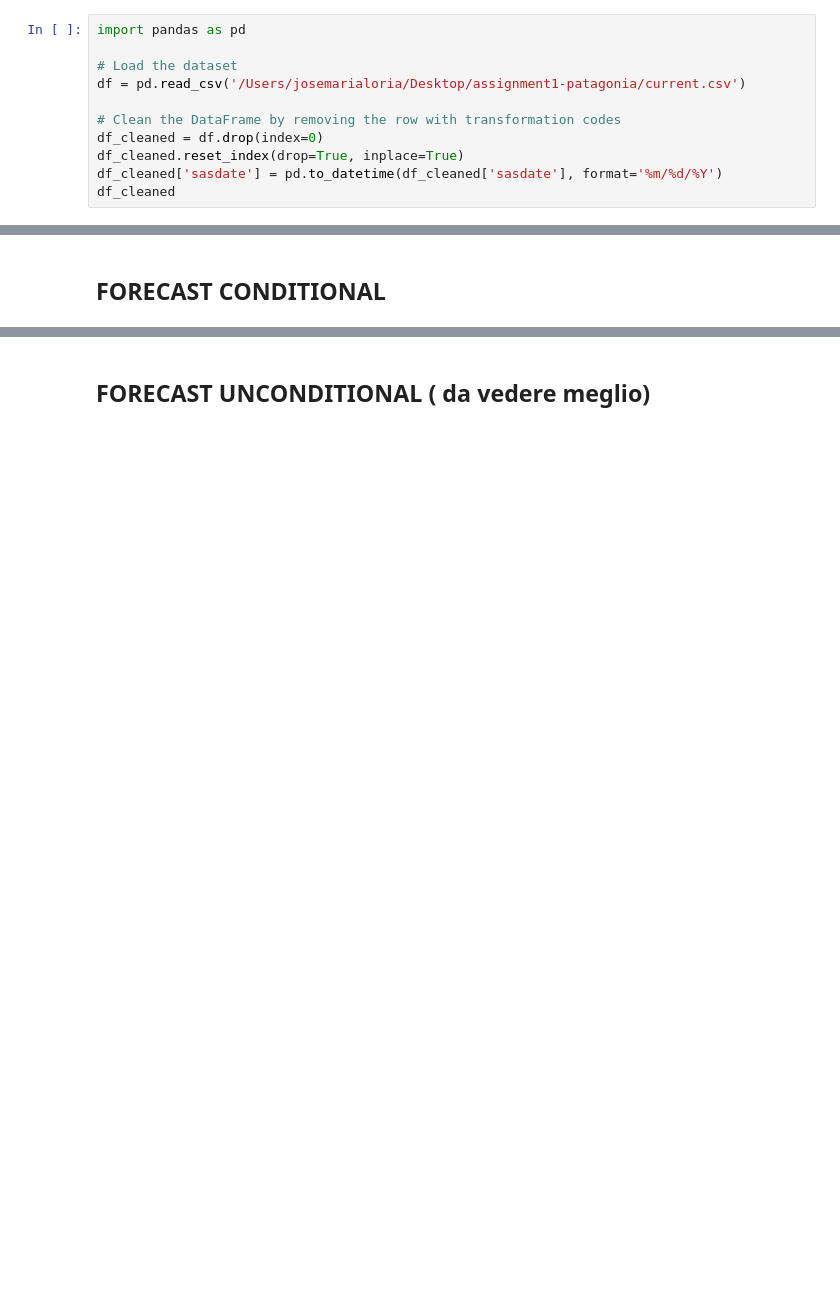
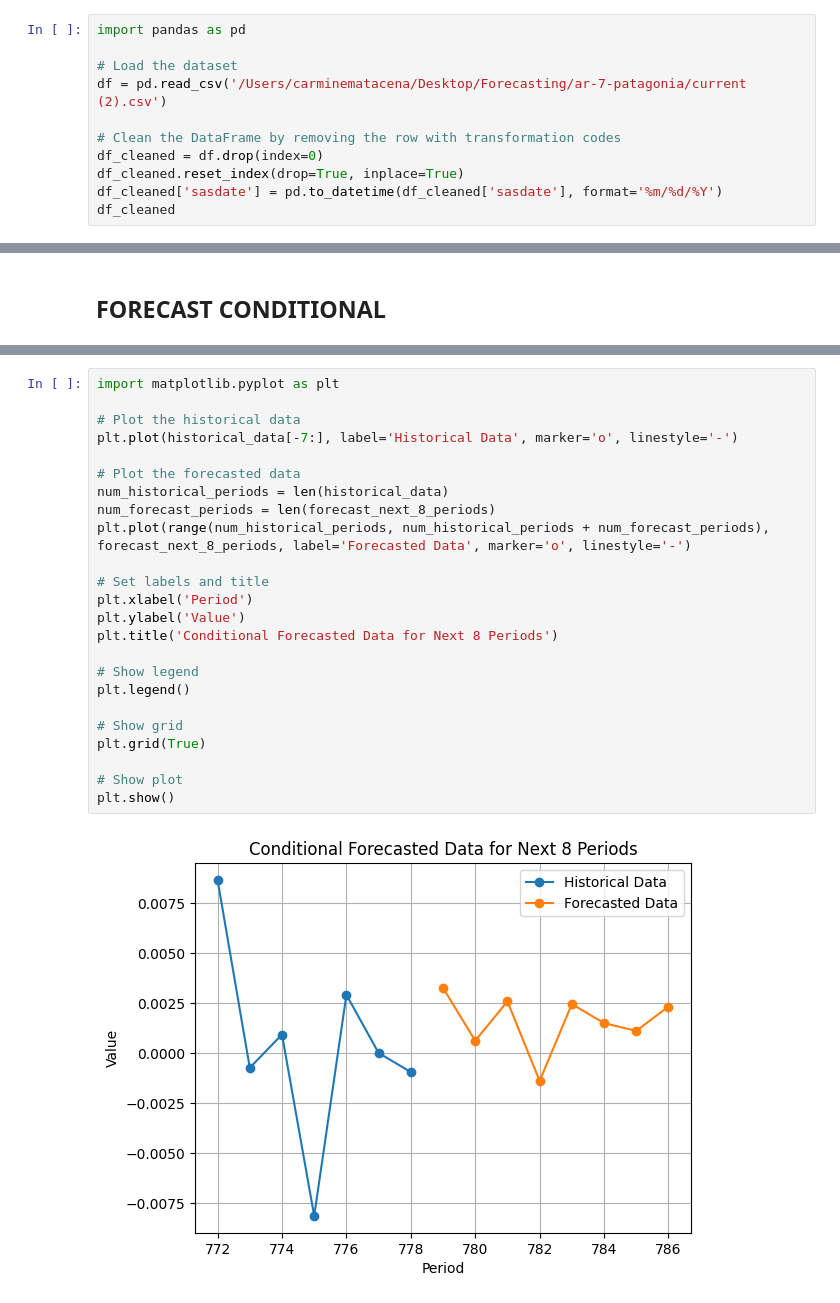
Before and after one commit to uniroma/ar-7-patagonia, a Jupyter notebook: assignment2.ipynb, the cells around one changed output, grey strips where cells are left out. Drawn from its saved outputs; the diff is of its cells as text; blank space fills up the shorter version.

```diff
--- a/assignment2.ipynb
+++ b/assignment2.ipynb
@@ -2,7 +2,7 @@
 import pandas as pd
 
 # Load the dataset
-df = pd.read_csv('/Users/josemarialoria/Desktop/assignment1-patagonia/current.csv')
+df = pd.read_csv('/Users/carminematacena/Desktop/Forecasting/ar-7-patagonia/current (2).csv')
 
 # Clean the DataFrame by removing the row with transformation codes
 df_cleaned = df.drop(index=0)
@@ -258,2 +249,26 @@ forecast_next_8_periods
-# %% [markdown]
-## FORECAST UNCONDITIONAL ( da vedere meglio)
+# %%
+import matplotlib.pyplot as plt
+
+# Plot the historical data
+plt.plot(historical_data[-7:], label='Historical Data', marker='o', linestyle='-')
+
+# Plot the forecasted data
+num_historical_periods = len(historical_data)
+num_forecast_periods = len(forecast_next_8_periods)
+plt.plot(range(num_historical_periods, num_historical_periods + num_forecast_periods), forecast_next_8_periods, label='Forecasted Data', marker='o', linestyle='-')
+
+# Set labels and title
+plt.xlabel('Period')
+plt.ylabel('Value')
+plt.title('Conditional Forecasted Data for Next 8 Periods')
+
+# Show legend
+plt.legend()
+
+# Show grid
+plt.grid(True)
+
+# Show plot
+plt.show()
+# %% [output]
+[figure, added]
```
Also changed, not shown: parts of 6 cells of this notebook.
